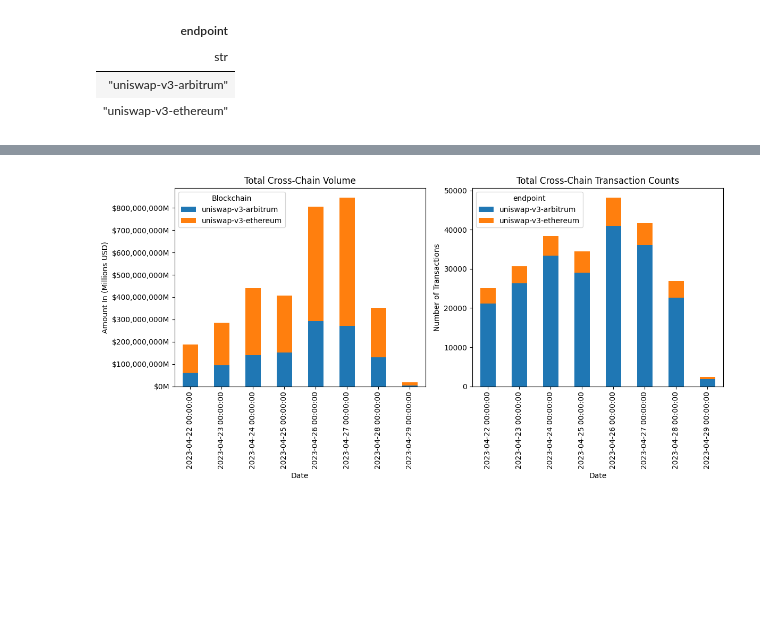
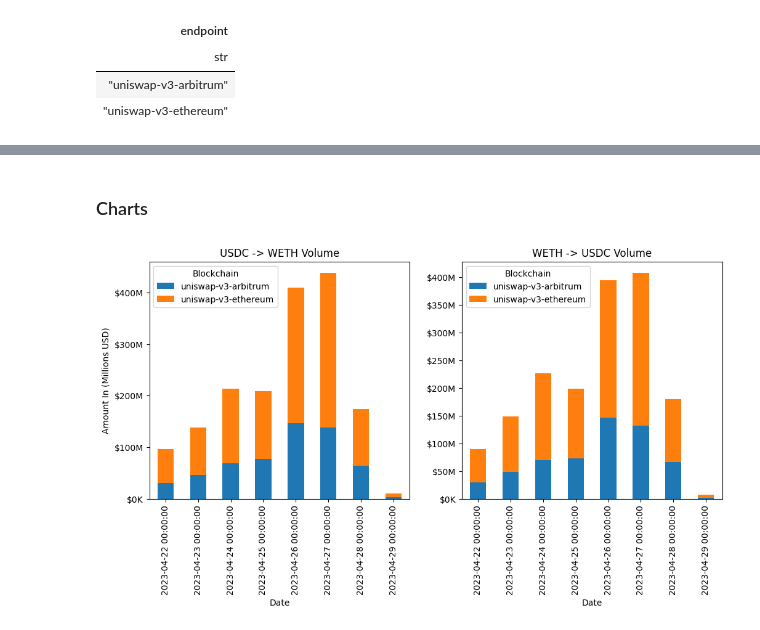
Before and after one commit to Evan-Kim2028/metricsdao_univ3_usdc_bounty, a Jupyter notebook: analysis.ipynb, the cells around one changed output, grey strips where cells are left out. Drawn from its saved outputs; the diff is of its cells as text; code cells hidden in the pictures; blank space fills up the shorter version.

```diff
--- a/analysis.ipynb
+++ b/analysis.ipynb
@@ -86,41 +128,6 @@ plt.show()
-# %%
-fig, axs = plt.subplots(nrows=1, ncols=2, figsize=(12, 6))
-
-# plot total cross-chain volume
-ax1 = axs[0]
-daily_group = weth_usdc_df.groupby(pl.from_epoch(weth_usdc_df["timestamp"], time_unit="d"), 'endpoint')\
-    .agg(pl.sum("amountInUSD").alias("amountInUSD_sum"))\
-    .sort(['timestamp', 'amountInUSD_sum'])
-
-daily_group = daily_group.to_pandas()
-daily_group.pivot_table(values='amountInUSD_sum', index='timestamp', columns='endpoint')\
-    .plot.bar(stacked=True, ax=ax1)
-
-ax1.set_title('Total Cross-Chain Volume')
-ax1.set_xlabel('Date')
-ax1.set_ylabel('Amount In (Millions USD)')
-
-fmt = '${x:,.0f}M'
-tick = ticker.StrMethodFormatter(fmt)
-ax1.yaxis.set_major_formatter(tick)
-
-ax1.legend(title='Blockchain')
-
-# plot total cross-chain transaction counts
-ax2 = axs[1]
-daily_count_group = weth_usdc_df.groupby(pl.from_epoch(weth_usdc_df["timestamp"], time_unit="d"), 'endpoint')\
-    .agg(pl.count("endpoint").alias("row_count"))\
-    .sort(['timestamp', 'row_count'])
-
-daily_count_group = daily_count_group.to_pandas()
-daily_count_group.pivot_table(values='row_count', index='timestamp', columns='endpoint')\
-    .plot.bar(stacked=True, ax=ax2)
-
-ax2.set_title('Total Cross-Chain Transaction Counts')
-ax2.set_xlabel('Date')
-ax2.set_ylabel('Number of Transactions')
-
-plt.tight_layout()
-plt.show()
-# %% [output]
-[figure, removed]
+# %% [markdown]
+### Charts
+# %%
+plot_pool_directional_volume(weth_usdc_df)
+# %% [output]
+[figure, added]
```
Also changed, not shown: parts of 17 cells of this notebook.
